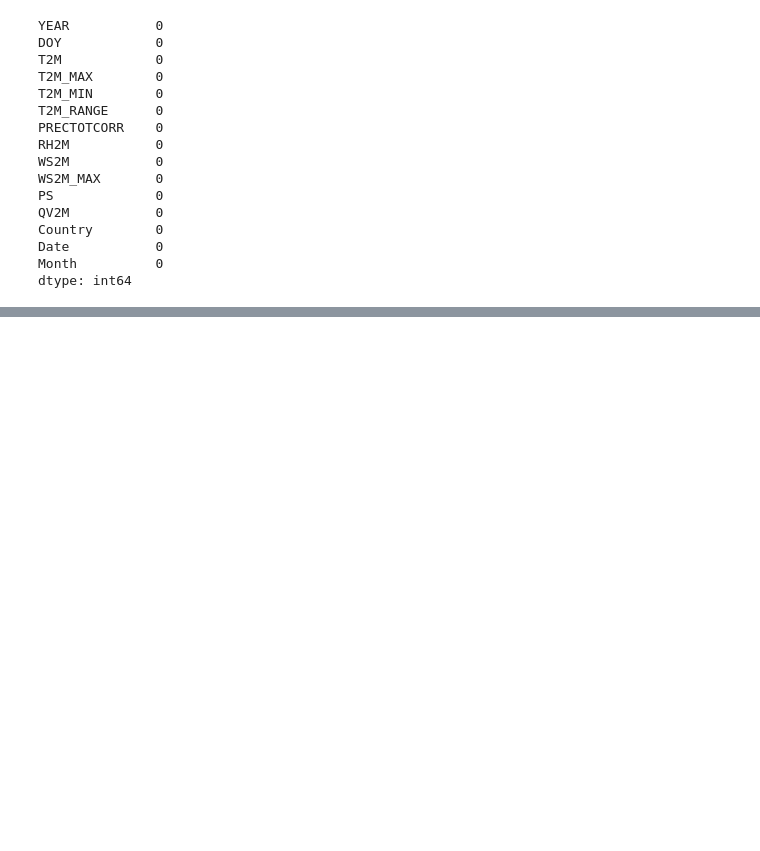
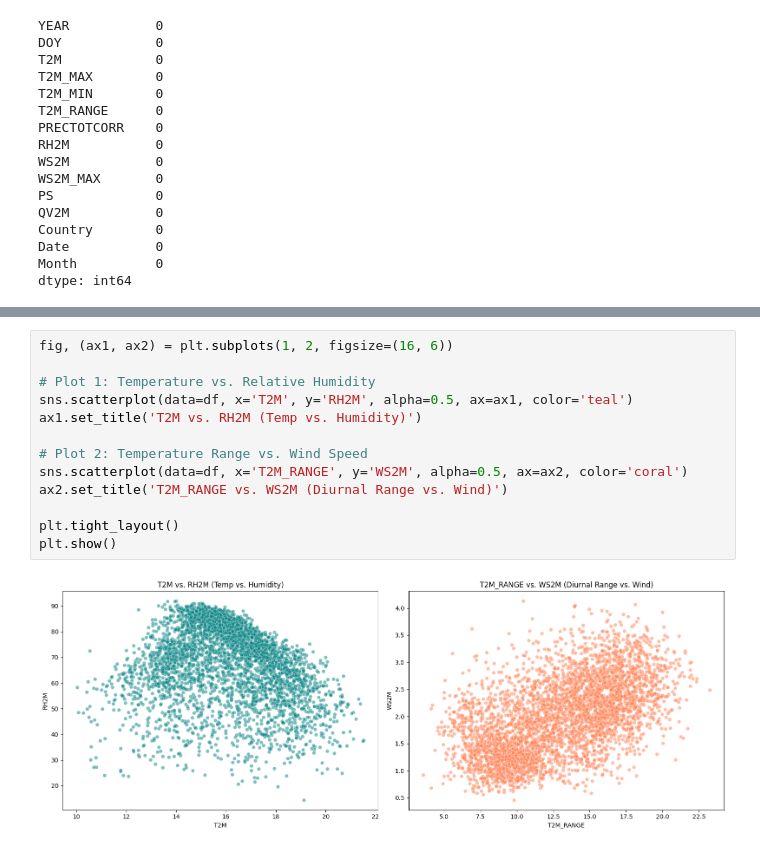
Before and after one commit to Sifen1995/climate-challenge-week0, a Jupyter notebook: notebooks/ethiopia_eda.ipynb, the cells around one changed output, grey strips where cells are left out. Drawn from its saved outputs; the diff is of its cells as text; blank space fills up the shorter version.

```diff
--- a/notebooks/ethiopia_eda.ipynb
+++ b/notebooks/ethiopia_eda.ipynb
@@ -78,0 +165,15 @@ dtype: int64
+# %%
+fig, (ax1, ax2) = plt.subplots(1, 2, figsize=(16, 6))
+
+# Plot 1: Temperature vs. Relative Humidity
+sns.scatterplot(data=df, x='T2M', y='RH2M', alpha=0.5, ax=ax1, color='teal')
+ax1.set_title('T2M vs. RH2M (Temp vs. Humidity)')
+
+# Plot 2: Temperature Range vs. Wind Speed
+sns.scatterplot(data=df, x='T2M_RANGE', y='WS2M', alpha=0.5, ax=ax2, color='coral')
+ax2.set_title('T2M_RANGE vs. WS2M (Diurnal Range vs. Wind)')
+
+plt.tight_layout()
+plt.show()
+# %% [output]
+[figure, added]
```
Also changed, not shown: parts of 11 cells of this notebook.
